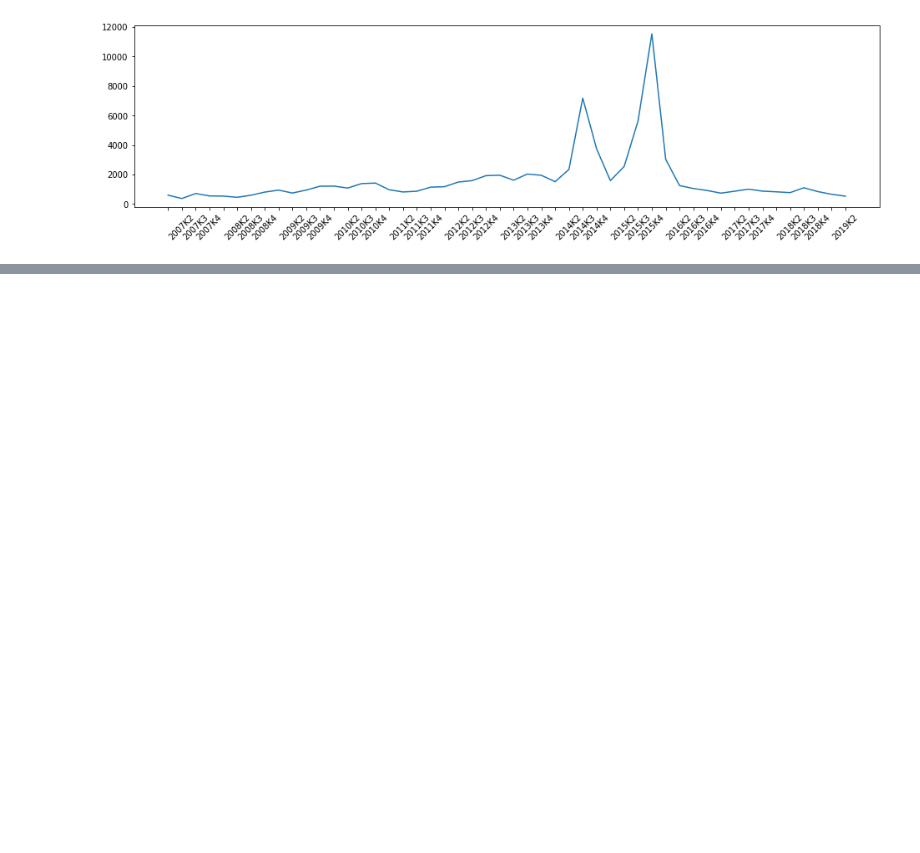
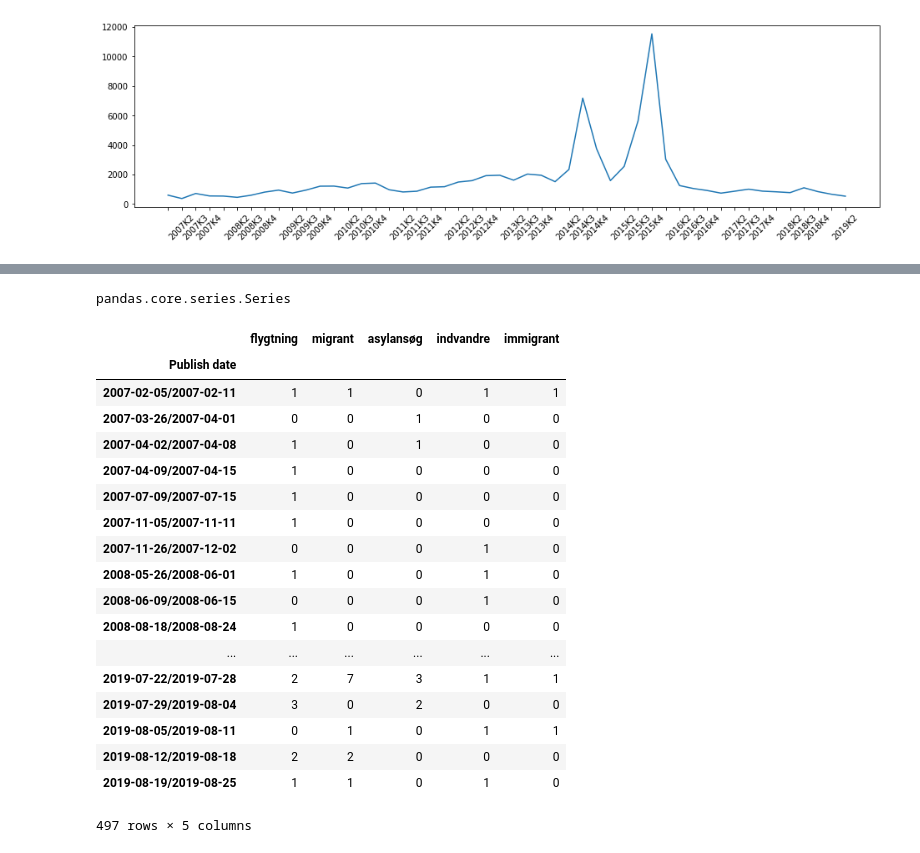
Before and after one commit to OliviaRW/group23, a Jupyter notebook: Exam/Migration/Exam tests.ipynb, the cells around one changed output, grey strips where cells are left out. Saved outputs shown, nothing was run; the diff lists cells and outputs as text; code cells hidden in the pictures; blank space fills up the shorter version.

```diff
--- a/Exam/Migration/Exam tests.ipynb
+++ b/Exam/Migration/Exam tests.ipynb
@@ -257,0 +223,53 @@ df.iloc[9064, :]['URL']
+# %%
+def contains_string(text, string):
+    return 1 if string in str(text) else 0
+
+
+df = pd.read_csv('dr_frequent_articles.csv', header = 0) #load data
+
+df['Publish date'] = pd.to_datetime(df['Publish date'])
+grouped_df = df['Text'].apply(contains_string, string = 'hej')
+type(grouped_df.groupby(df['Publish date'].dt.to_period('w')).sum())
+# %% [output]
+pandas.core.series.Series
+# %%
+def article_volume_by_word(df, dictionary = None, lemmatize = False, **kw):
+
+    #if lemmatize:
+    #    df['Text'] = lemmatize_strings(df['Text'], **kw) #lemmatize if requested
+
+    df['Publish date'] = pd.to_datetime(df['Publish date'])
+
+    counts = {}
+
+    for string in dictionary:
+        grouped_df = df['Text'].apply(contains_string, string = string)
+        counts[string] = grouped_df.groupby(df['Publish date'].dt.to_period('w')).sum()
+
+    return pd.DataFrame.from_dict(counts)
+
+dictionary = ['flygtning', 'migrant', 'asylansøg', 'indvandre', "immigrant"]
+
+df = pd.read_csv('dr_frequent_articles.csv', header = 0) #load data
+df_ = article_volume_by_word(df, dictionary=dictionary, lemmatize = True)
+df_
+# %% [output]
+|  | flygtning | migrant | asylansøg | indvandre | immigrant |
+| Publish date |  |  |  |  |  |
+| 2007-02-05/2007-02-11 | 1 | 1 | 0 | 1 | 1 |
+| 2007-03-26/2007-04-01 | 0 | 0 | 1 | 0 | 0 |
+| 2007-04-02/2007-04-08 | 1 | 0 | 1 | 0 | 0 |
+| 2007-04-09/2007-04-15 | 1 | 0 | 0 | 0 | 0 |
+| 2007-07-09/2007-07-15 | 1 | 0 | 0 | 0 | 0 |
+| 2007-11-05/2007-11-11 | 1 | 0 | 0 | 0 | 0 |
+| 2007-11-26/2007-12-02 | 0 | 0 | 0 | 1 | 0 |
+| 2008-05-26/2008-06-01 | 1 | 0 | 0 | 1 | 0 |
+| 2008-06-09/2008-06-15 | 0 | 0 | 0 | 1 | 0 |
+| 2008-08-18/2008-08-24 | 1 | 0 | 0 | 0 | 0 |
+| ... | ... | ... | ... | ... | ... |
+| 2019-07-22/2019-07-28 | 2 | 7 | 3 | 1 | 1 |
+| 2019-07-29/2019-08-04 | 3 | 0 | 2 | 0 | 0 |
+| 2019-08-05/2019-08-11 | 0 | 1 | 0 | 1 | 1 |
+| 2019-08-12/2019-08-18 | 2 | 2 | 0 | 0 | 0 |
+| 2019-08-19/2019-08-25 | 1 | 1 | 0 | 1 | 0 |
+497 rows × 5 columns
```
Also changed, not shown: parts of 13 cells of this notebook, 17 other files.
